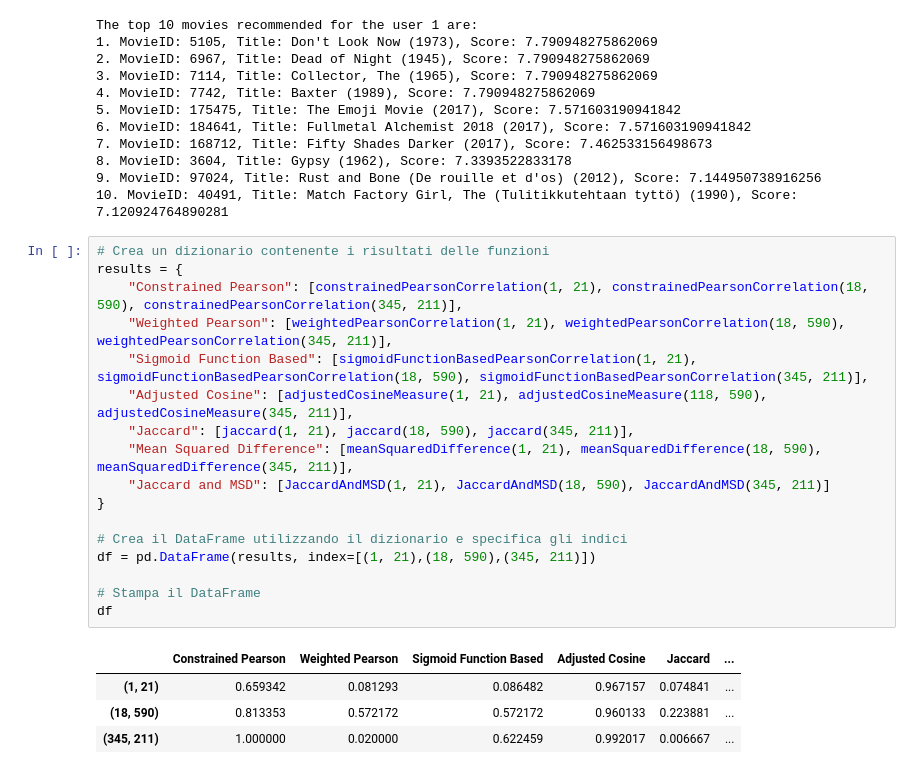
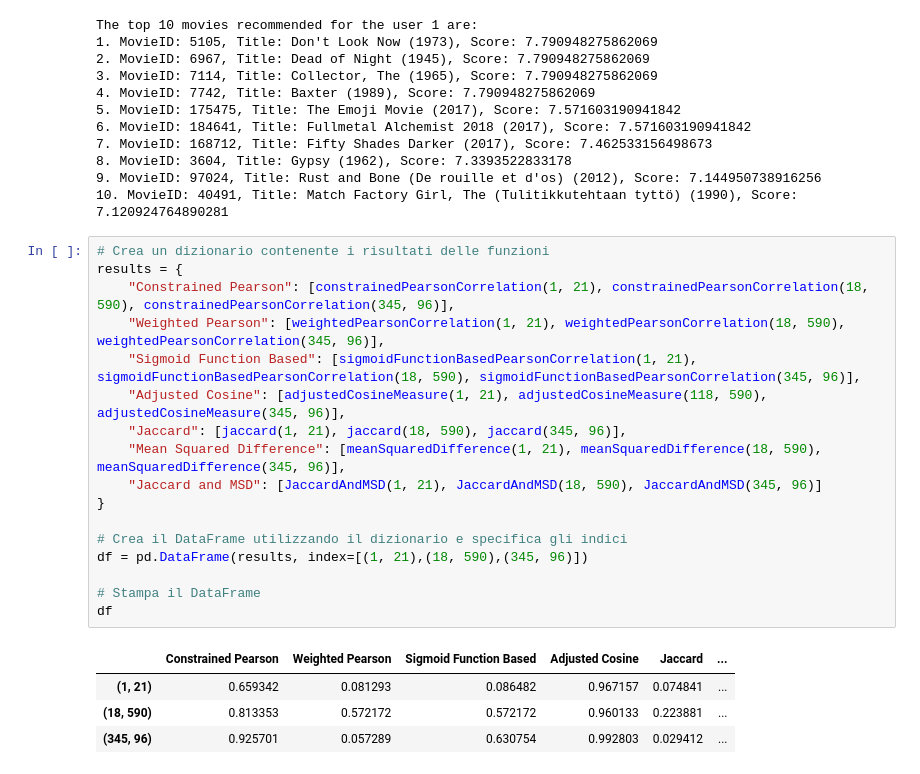
Before and after one commit to elisacatena/Recommender-System, a Jupyter notebook: assignment1.ipynb, the cells around one changed output. Drawn from its saved outputs; the diff is of its cells as text.

```diff
--- a/assignment1.ipynb
+++ b/assignment1.ipynb
@@ -503,22 +503,22 @@ The top 10 movies recommended for the user 1 are:
 # %%
 # Crea un dizionario contenente i risultati delle funzioni
 results = {
-    "Constrained Pearson": [constrainedPearsonCorrelation(1, 21), constrainedPearsonCorrelation(18, 590), constrainedPearsonCorrelation(345, 211)],
-    "Weighted Pearson": [weightedPearsonCorrelation(1, 21), weightedPearsonCorrelation(18, 590), weightedPearsonCorrelation(345, 211)],
-    "Sigmoid Function Based": [sigmoidFunctionBasedPearsonCorrelation(1, 21), sigmoidFunctionBasedPearsonCorrelation(18, 590), sigmoidFunctionBasedPearsonCorrelation(345, 211)],
-    "Adjusted Cosine": [adjustedCosineMeasure(1, 21), adjustedCosineMeasure(118, 590), adjustedCosineMeasure(345, 211)],
-    "Jaccard": [jaccard(1, 21), jaccard(18, 590), jaccard(345, 211)],
-    "Mean Squared Difference": [meanSquaredDifference(1, 21), meanSquaredDifference(18, 590), meanSquaredDifference(345, 211)],
-    "Jaccard and MSD": [JaccardAndMSD(1, 21), JaccardAndMSD(18, 590), JaccardAndMSD(345, 211)]
+    "Constrained Pearson": [constrainedPearsonCorrelation(1, 21), constrainedPearsonCorrelation(18, 590), constrainedPearsonCorrelation(345, 96)],
+    "Weighted Pearson": [weightedPearsonCorrelation(1, 21), weightedPearsonCorrelation(18, 590), weightedPearsonCorrelation(345, 96)],
+    "Sigmoid Function Based": [sigmoidFunctionBasedPearsonCorrelation(1, 21), sigmoidFunctionBasedPearsonCorrelation(18, 590), sigmoidFunctionBasedPearsonCorrelation(345, 96)],
+    "Adjusted Cosine": [adjustedCosineMeasure(1, 21), adjustedCosineMeasure(118, 590), adjustedCosineMeasure(345, 96)],
+    "Jaccard": [jaccard(1, 21), jaccard(18, 590), jaccard(345, 96)],
+    "Mean Squared Difference": [meanSquaredDifference(1, 21), meanSquaredDifference(18, 590), meanSquaredDifference(345, 96)],
+    "Jaccard and MSD": [JaccardAndMSD(1, 21), JaccardAndMSD(18, 590), JaccardAndMSD(345, 96)]
 }
 
 # Crea il DataFrame utilizzando il dizionario e specifica gli indici
-df = pd.DataFrame(results, index=[(1, 21),(18, 590),(345, 211)])
+df = pd.DataFrame(results, index=[(1, 21),(18, 590),(345, 96)])
 
 # Stampa il DataFrame
 df
 # %% [output]
 |  | Constrained Pearson | Weighted Pearson | Sigmoid Function Based | Adjusted Cosine | Jaccard | ... |
 | (1, 21) | 0.659342 | 0.081293 | 0.086482 | 0.967157 | 0.074841 | ... |
 | (18, 590) | 0.813353 | 0.572172 | 0.572172 | 0.960133 | 0.223881 | ... |
-| (345, 211) | 1.000000 | 0.020000 | 0.622459 | 0.992017 | 0.006667 | ... |
+| (345, 96) | 0.925701 | 0.057289 | 0.630754 | 0.992803 | 0.029412 | ... |
```
